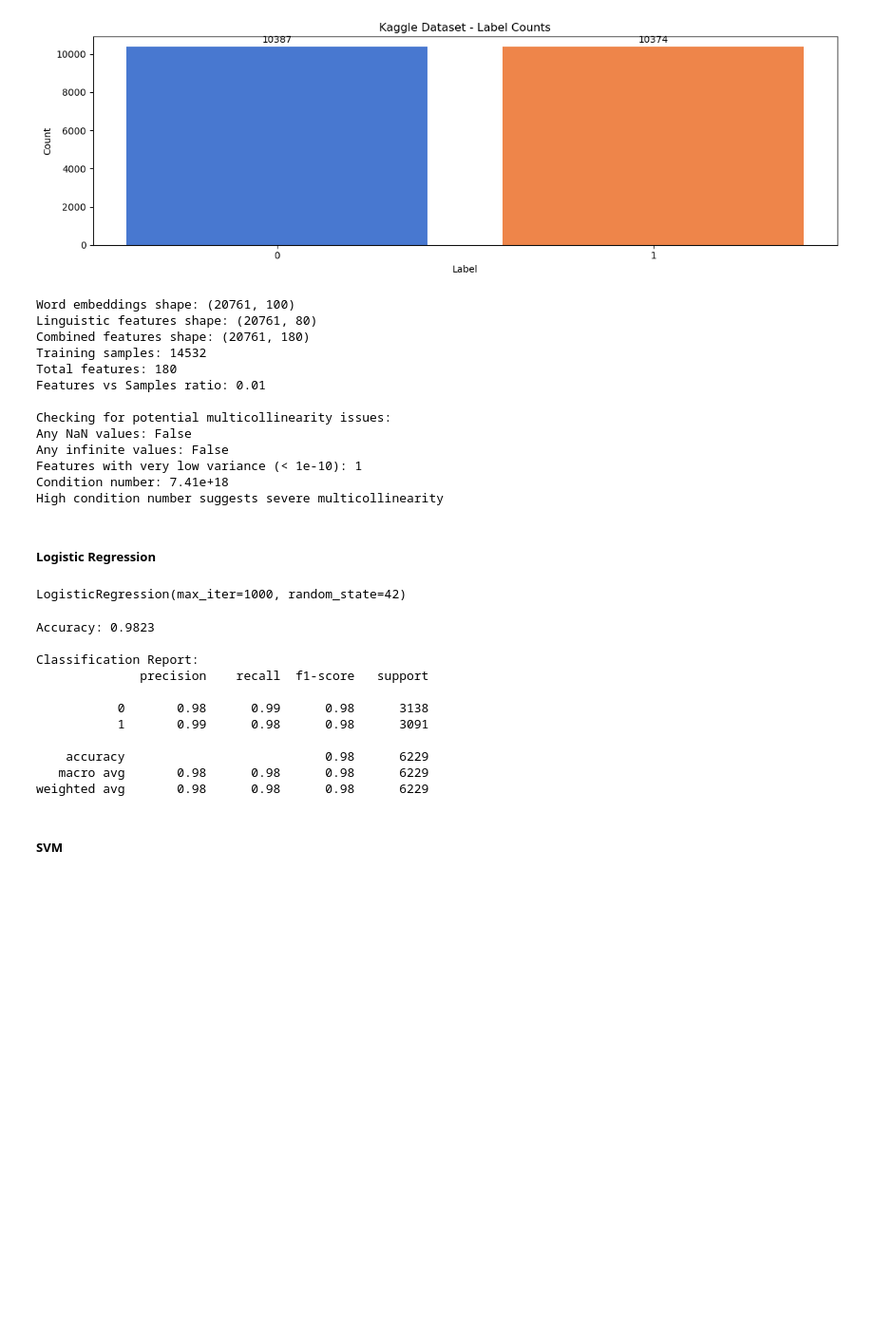
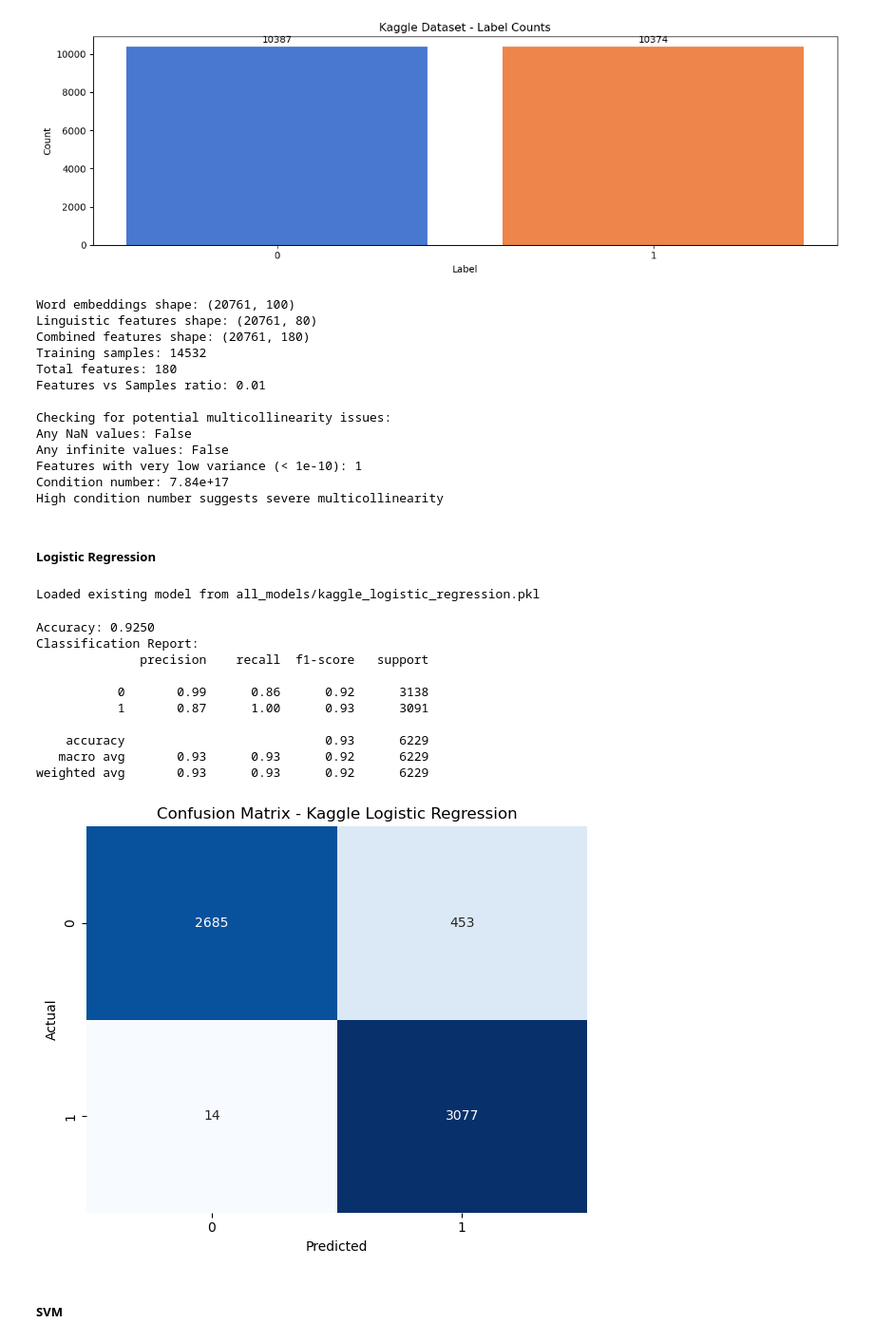
Before and after one commit to fahadthakur/mxn442-assignment2, a Jupyter notebook: fake_news_classifier.ipynb, the cells around one changed output. Shown at 95% size. Saved outputs shown, nothing was run; the diff lists cells and outputs as text; code cells hidden in the pictures; blank space fills up the shorter version.

```diff
--- a/fake_news_classifier.ipynb
+++ b/fake_news_classifier.ipynb
@@ -365,31 +462,7 @@ X_combined = np.concatenate((kaggle_word_embeddings, kaggle_lf.values), axis=1)
 X_train, X_test, y_train, y_test = create_train_test_split(X_combined, kaggle_y, random_state=42, test_size=0.3)
 # %%
 # checking the dimensions and potential issues
-print(f"Word embeddings shape: {kaggle_word_embeddings.shape}")
-print(f"Linguistic features shape: {kaggle_lf.shape}")
-print(f"Combined features shape: {X_combined.shape}")
-print(f"Training samples: {len(y_train)}")
-print(f"Total features: {X_combined.shape[1]}")
-print(f"Features vs Samples ratio: {X_combined.shape[1] / len(y_train):.2f}")
-
-# Check for potential issues
-print("\nChecking for potential multicollinearity issues:")
-print(f"Any NaN values: {np.isnan(X_combined).any()}")
-print(f"Any infinite values: {np.isinf(X_combined).any()}")
-
-# Check feature variance
-feature_variances = np.var(X_combined, axis=0)
-low_variance_features = np.sum(feature_variances < 1e-10)
-print(f"Features with very low variance (< 1e-10): {low_variance_features}")
-
-# Check condition number (indicates multicollinearity)
-try:
-    cond_number = np.linalg.cond(X_combined)
-    print(f"Condition number: {cond_number:.2e}")
-    if cond_number > 1e12:
-        print("High condition number suggests severe multicollinearity")
-except:
-    print("Could not compute condition number - likely singular matrix")
+check_dataset(kaggle_word_embeddings, kaggle_lf, X_combined, y_train)
 # %% [output]
 Word embeddings shape: (20761, 100)
 Linguistic features shape: (20761, 80)
@@ -402,32 +475,28 @@ Checking for potential multicollinearity issues:
 Any NaN values: False
 Any infinite values: False
 Features with very low variance (< 1e-10): 1
-Condition number: 7.41e+18
+Condition number: 7.84e+17
 High condition number suggests severe multicollinearity
 # %% [markdown]
 ##### Logistic Regression
 # %%
-kaggle_logit_model = LogisticRegression(random_state=42, max_iter=1000, C=1.0)
-kaggle_logit_model.fit(X_train, y_train)
+kaggle_logit_model = train_logistic_regression(X_train, y_train, model_name="kaggle")
 # %% [output]
-LogisticRegression(max_iter=1000, random_state=42)
+Loaded existing model from all_models/kaggle_logistic_regression.pkl
 # %%
-y_pred = kaggle_logit_model.predict(X_test)
-print(f"Accuracy: {accuracy_score(y_test, y_pred):.4f}")
-print("\nClassification Report:")
-print(classification_report(y_test, y_pred))
+evaluate_model(kaggle_logit_model, X_test, y_test, model_name="Kaggle Logistic Regression")
 # %% [output]
-Accuracy: 0.9823
-
+Accuracy: 0.9250
 Classification Report:
               precision    recall  f1-score   support
 
-           0       0.98      0.99      0.98      3138
-           1       0.99      0.98      0.98      3091
+           0       0.99      0.86      0.92      3138
+           1       0.87      1.00      0.93      3091
 
-    accuracy                           0.98      6229
-   macro avg       0.98      0.98      0.98      6229
-weighted avg       0.98      0.98      0.98      6229
+    accuracy                           0.93      6229
+   macro avg       0.93      0.93      0.92      6229
+weighted avg       0.93      0.93      0.92      6229
+[figure, added]
 # %% [markdown]
 ##### SVM
 # %%
```
Also changed, not shown: parts of 17 cells of this notebook, 6 other files.
